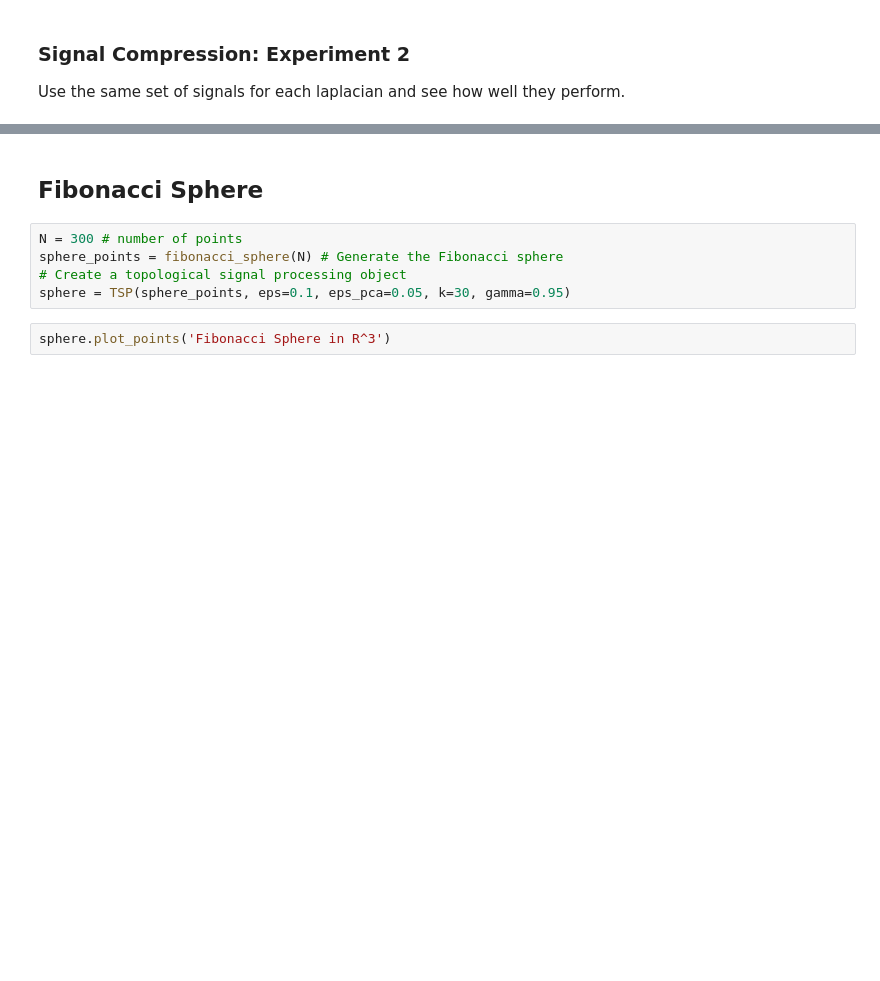
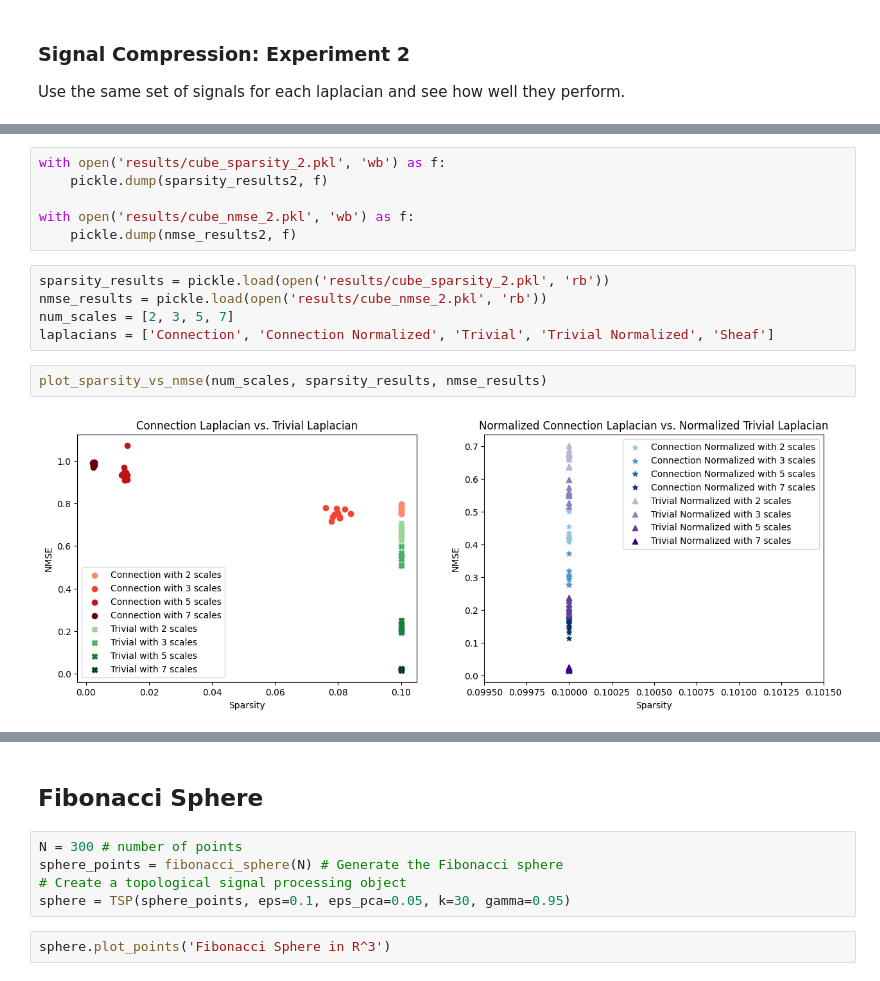
Before and after one commit to gmaurer08/sheaf-signal-processing, a Jupyter notebook: main copy 2.ipynb, the cells around one changed output, grey strips where cells are left out. Saved outputs shown, nothing was run; the diff lists cells and outputs as text; blank space fills up the shorter version.

```diff
--- a/main copy 2.ipynb
+++ b/main copy 2.ipynb
@@ -288,0 +140,15 @@ for laplacian in laplacians:
+# %%
+with open('results/cube_sparsity_2.pkl', 'wb') as f:
+    pickle.dump(sparsity_results2, f)
+
+with open('results/cube_nmse_2.pkl', 'wb') as f:
+    pickle.dump(nmse_results2, f)
+# %%
+sparsity_results = pickle.load(open('results/cube_sparsity_2.pkl', 'rb'))
+nmse_results = pickle.load(open('results/cube_nmse_2.pkl', 'rb'))
+num_scales = [2, 3, 5, 7]
+laplacians = ['Connection', 'Connection Normalized', 'Trivial', 'Trivial Normalized', 'Sheaf']
+# %%
+plot_sparsity_vs_nmse(num_scales, sparsity_results, nmse_results)
+# %% [output]
+[figure, added]
```
Also changed, not shown: parts of 55 cells of this notebook.
